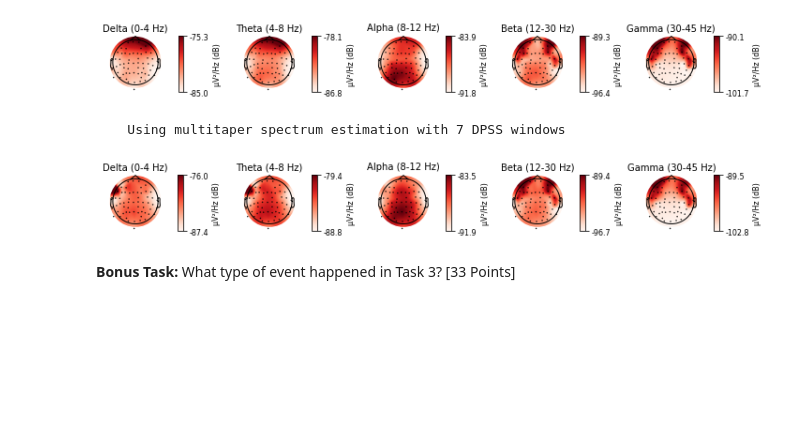
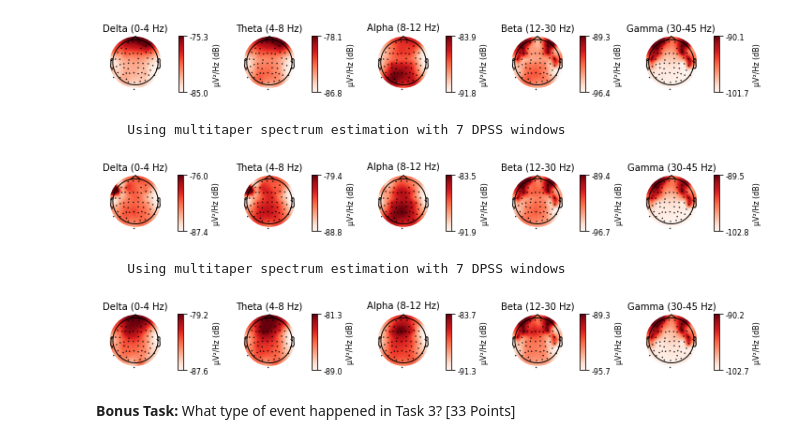
Before and after one commit to bostongfx/cs480student_2021, a Jupyter notebook: 02/CS480_Assignment_2.ipynb, the cells around one changed output. Cells and saved outputs as stored; diff of their text form; code cells hidden in the pictures; blank space fills up the shorter version.

```diff
--- a/02/CS480_Assignment_2.ipynb
+++ b/02/CS480_Assignment_2.ipynb
@@ -167,6 +171,11 @@ face_activity = epochs['face'].plot_psd_topomap()
 [figure]
 # %%
 # TODO Please visualize the average brain activity when the subject pushes the button
+# %%
+button_activity = epochs['button'].plot_psd_topomap()
+# %% [output]
+    Using multitaper spectrum estimation with 7 DPSS windows
+[figure, added]
 # %%
 # TODO Which difference do you see between the visual/right, the face, and the button event?
 # TODO Which brain region seems active during the button event?
```
Also changed, not shown: parts of 6 cells of this notebook.
